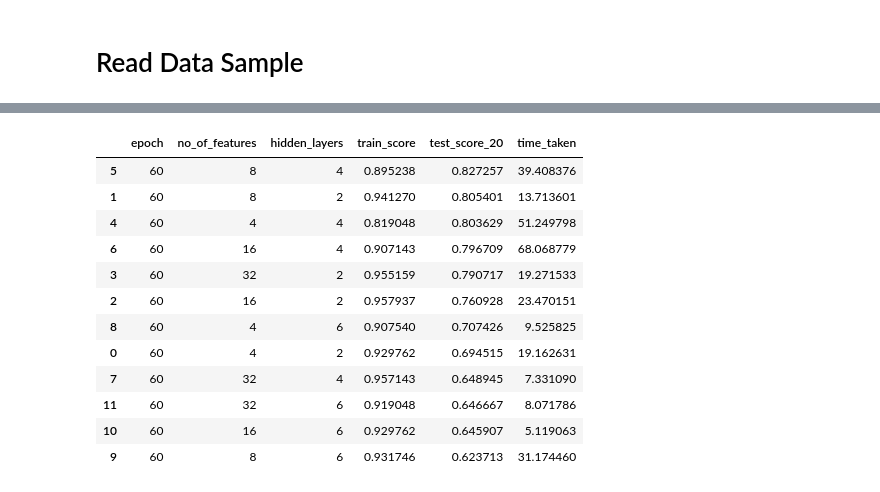
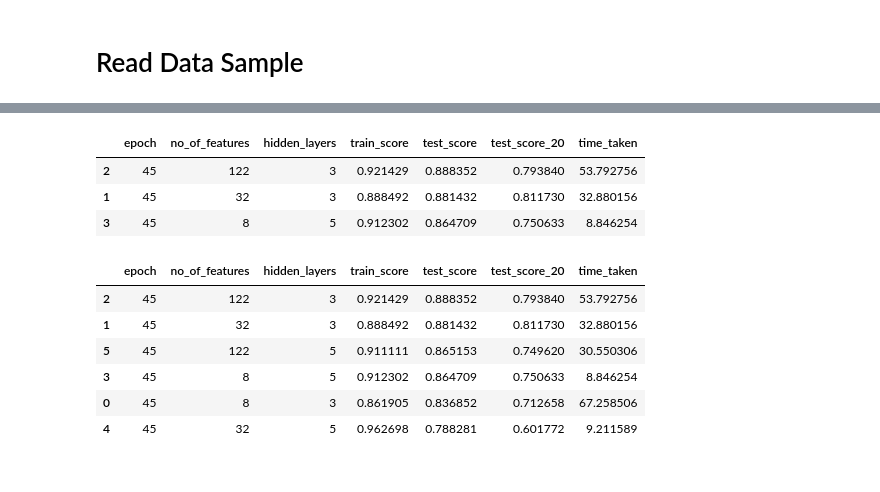
Before and after one commit to rkmalaiya/network_anomaly_detection_deep_learning, a Jupyter notebook: tf_vae_only_nsl_kdd-.ipynb, the cells around one changed output, grey strips where cells are left out. Cells and saved outputs as stored; diff of their text form; code cells hidden in the pictures.

```diff
--- a/tf_vae_only_nsl_kdd-.ipynb
+++ b/tf_vae_only_nsl_kdd-.ipynb
@@ -303,19 +340,22 @@ df_results = pd.DataFrame(Train.results)
+# %%
+g = df_results.groupby(by=['no_of_features'])
+idx = g['test_score'].transform(max) == df_results['test_score']
+df_results[idx].sort_values(by = 'test_score', ascending = False)
+# %% [output]
+|  | epoch | no_of_features | hidden_layers | train_score | test_score | test_score_20 | time_taken |
+| 2 | 45 | 122 | 3 | 0.921429 | 0.888352 | 0.793840 | 53.792756 |
+| 1 | 45 | 32 | 3 | 0.888492 | 0.881432 | 0.811730 | 32.880156 |
+| 3 | 45 | 8 | 5 | 0.912302 | 0.864709 | 0.750633 | 8.846254 |
 # %%
-df_results.sort_values(by = 'test_score_20', ascending = False)
+df_results.sort_values(by = 'test_score', ascending = False)
 # %% [output]
-|  | epoch | no_of_features | hidden_layers | train_score | test_score_20 | time_taken |
-| 5 | 60 | 8 | 4 | 0.895238 | 0.827257 | 39.408376 |
-| 1 | 60 | 8 | 2 | 0.941270 | 0.805401 | 13.713601 |
-| 4 | 60 | 4 | 4 | 0.819048 | 0.803629 | 51.249798 |
-| 6 | 60 | 16 | 4 | 0.907143 | 0.796709 | 68.068779 |
-| 3 | 60 | 32 | 2 | 0.955159 | 0.790717 | 19.271533 |
-| 2 | 60 | 16 | 2 | 0.957937 | 0.760928 | 23.470151 |
-| 8 | 60 | 4 | 6 | 0.907540 | 0.707426 | 9.525825 |
-| 0 | 60 | 4 | 2 | 0.929762 | 0.694515 | 19.162631 |
-| 7 | 60 | 32 | 4 | 0.957143 | 0.648945 | 7.331090 |
-| 11 | 60 | 32 | 6 | 0.919048 | 0.646667 | 8.071786 |
-| 10 | 60 | 16 | 6 | 0.929762 | 0.645907 | 5.119063 |
-| 9 | 60 | 8 | 6 | 0.931746 | 0.623713 | 31.174460 |
+|  | epoch | no_of_features | hidden_layers | train_score | test_score | test_score_20 | time_taken |
+| 2 | 45 | 122 | 3 | 0.921429 | 0.888352 | 0.793840 | 53.792756 |
+| 1 | 45 | 32 | 3 | 0.888492 | 0.881432 | 0.811730 | 32.880156 |
+| 5 | 45 | 122 | 5 | 0.911111 | 0.865153 | 0.749620 | 30.550306 |
+| 3 | 45 | 8 | 5 | 0.912302 | 0.864709 | 0.750633 | 8.846254 |
+| 0 | 45 | 8 | 3 | 0.861905 | 0.836852 | 0.712658 | 67.258506 |
+| 4 | 45 | 32 | 5 | 0.962698 | 0.788281 | 0.601772 | 9.211589 |
 # %%
 pd.Panel(Train.predictions).to_pickle("dataset/tf_vae_only_nsl_kdd_predictions-.pkl")
 df_results.to_pickle("dataset/tf_vae_only_nsl_kdd_scores-.pkl")
```
Also changed, not shown: parts of 16 cells of this notebook, 13 other files.
